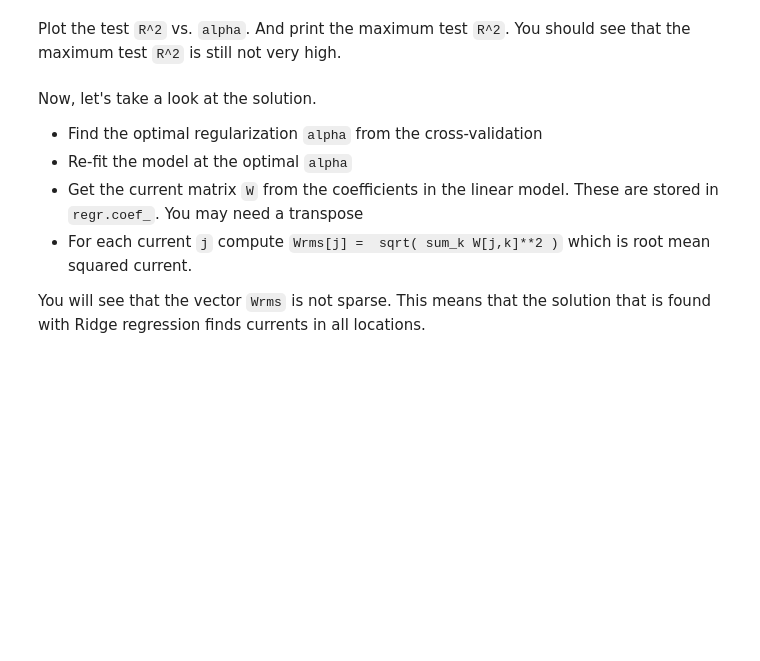
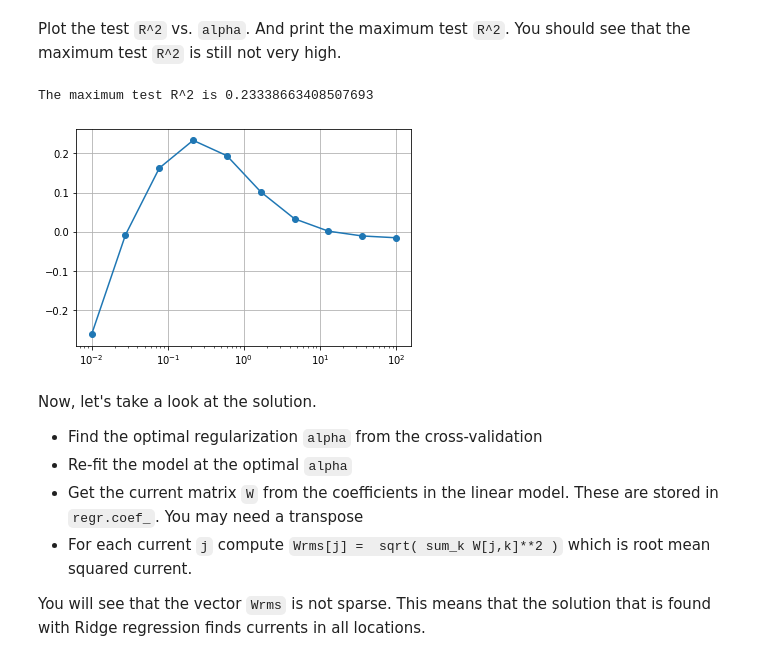
Before and after one commit to bilingwu/introml, a Jupyter notebook: unit05_lasso/lab_eeg_partial.ipynb, the cells around one changed output. Drawn from its saved outputs; the diff is of its cells as text; code cells hidden in the pictures; blank space fills up the shorter version.

```diff
--- a/unit05_lasso/lab_eeg_partial.ipynb
+++ b/unit05_lasso/lab_eeg_partial.ipynb
@@ -105,6 +99,6 @@ We need to use regularization in these circumstances.  We first try Ridge regres
 First split the data into training and test.  Use the `train_test_split` function with `test_size=0.33`.
 # %%
 # TODO
-# Xtr,Xts,Ytr,Yts = train_test_split(...)
+Xtr,Xts,Ytr,Yts = train_test_split(X, Y, test_size=0.33)
 # %% [markdown]
 Use the `Ridge` regression object in `sklearn` to fit the model on the training data.  Use a regularization, `alpha=1`.
@@ -113,0 +105,6 @@ Use the `Ridge` regression object in `sklearn` to fit the model on the training
+# %%
+# TODO
+from sklearn.linear_model import Ridge
+regr = Ridge(alpha=1)
+
+regr.fit(Xtr, Ytr)
@@ -123,0 +133,10 @@ Next, try to see if we can get a better `R^2` score using different values of `a
+# %%
+# TOD0
+rsqs = []
+alpha_lg = np.logspace(-2, 2, 10)
+for i in alpha_lg:
+
+    regr = Ridge(alpha=i)
+    regr.fit(Xtr, Ytr)
+
+    rsqs.append(r2_score(Yts, regr.predict(Xts)))
@@ -128,3 +158,17 @@ Plot the test `R^2` vs. `alpha`.  And print the maximum test `R^2`.  You should
+# %%
+# TODO
+plt.plot(alpha_lg, rsqs, '-o')
+plt.grid()
+plt.ylim(min(rsqs) - 0.03, max(rsqs) + .03)
+plt.xscale("log")
+
+max_rsq_idx = np.argmax(rsqs)
+max_rsq = max(rsqs)
+
+print( f"The maximum test R^2 is {max_rsq}")
+# %% [output]
+The maximum test R^2 is 0.23338663408507693
+[figure, added]
 # %% [markdown]
 Now, let's take a look at the solution.
 
```
Also changed, not shown: parts of 23 cells of this notebook, 7 other files.
